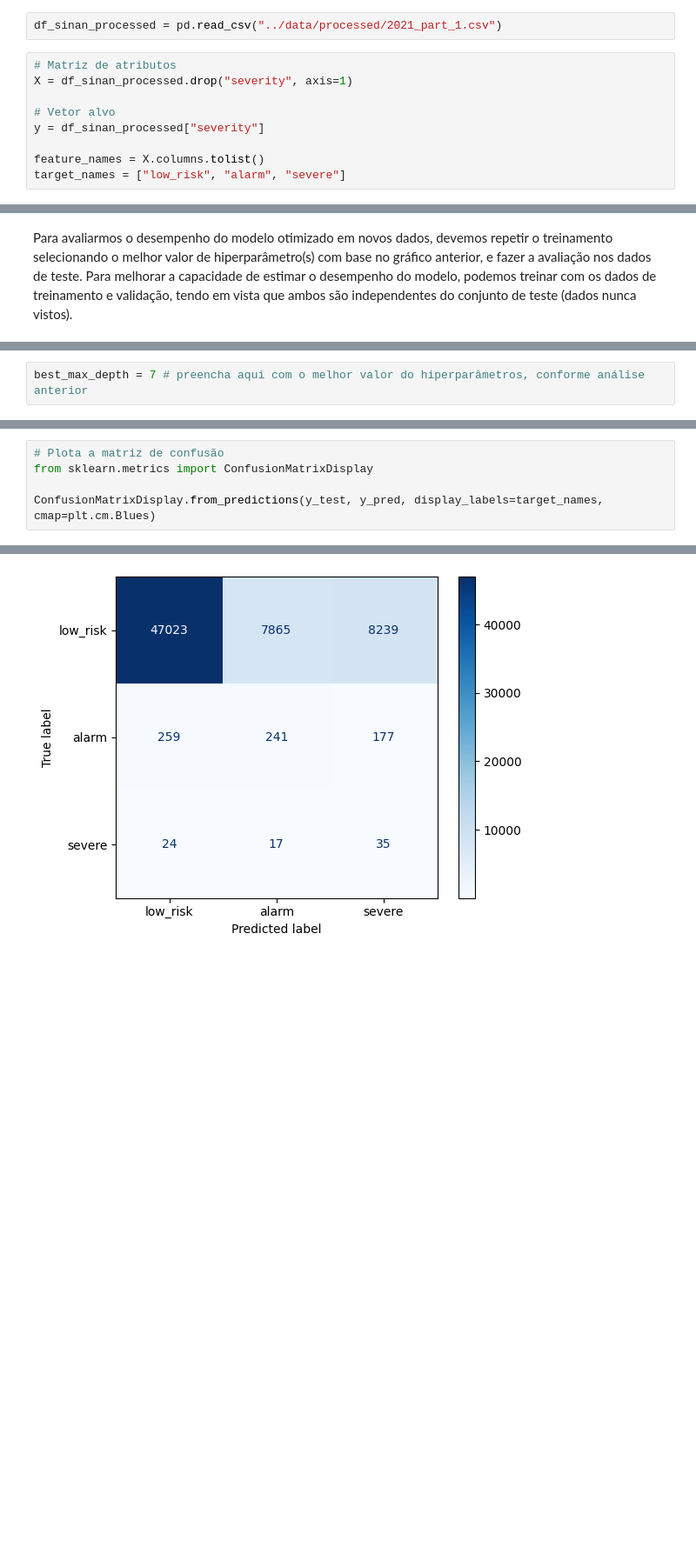
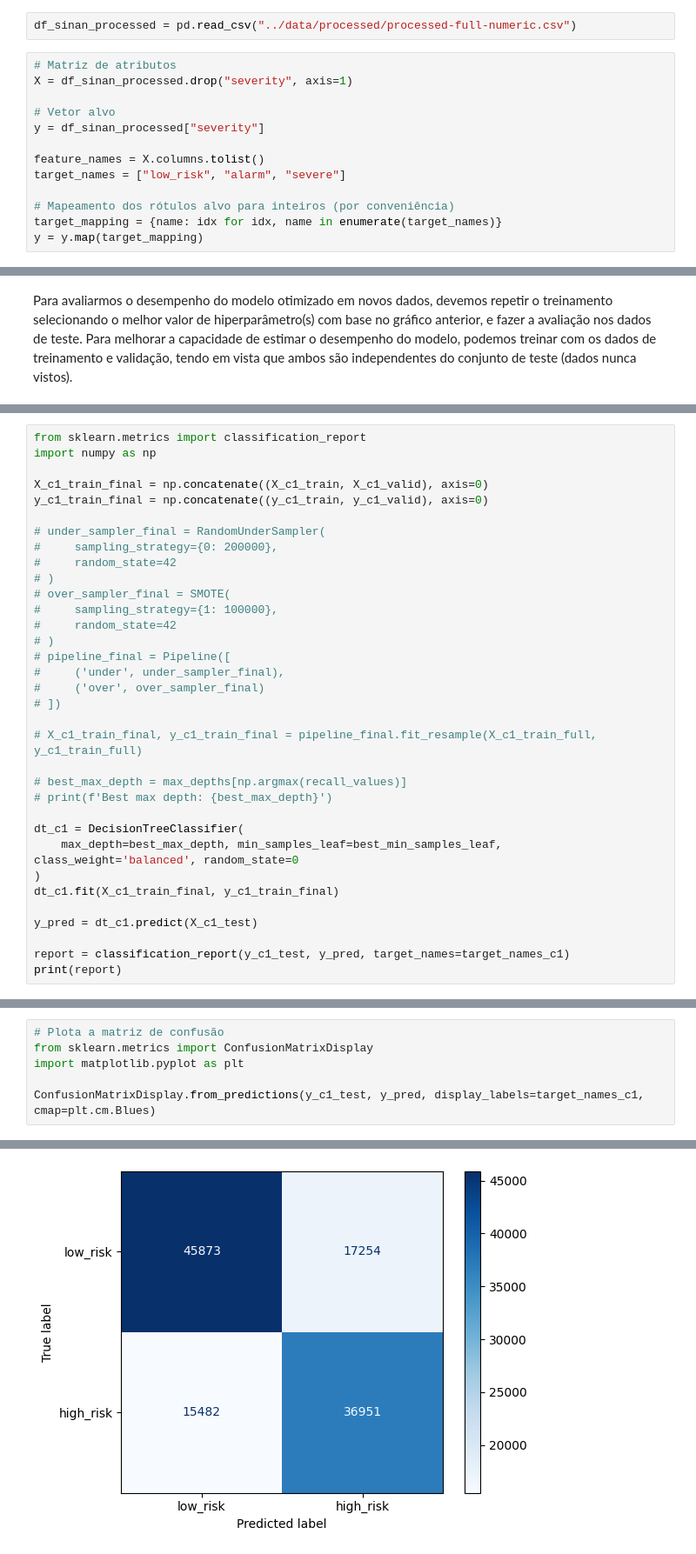
Before and after one commit to gct02/TrabalhoPraticoML, a Jupyter notebook: src/decision_tree.ipynb, the cells around one changed output, grey strips where cells are left out. Shown at 87% size. Drawn from its saved outputs; the diff is of its cells as text; blank space fills up the shorter version.

Commit message:
Including data of minority class from years 2022-2025

```diff
--- a/src/decision_tree.ipynb
+++ b/src/decision_tree.ipynb
@@ -14,7 +14,7 @@ O código abaixo carrega o dataset utilizando as funções do scikit-learn e mos
 # %%
 import pandas as pd
 # %%
-df_sinan_processed = pd.read_csv("../data/processed/2021_part_1.csv")
+df_sinan_processed = pd.read_csv("../data/processed/processed-full-numeric.csv")
 # %%
 # Matriz de atributos
 X = df_sinan_processed.drop("severity", axis=1)
@@ -24,3 +24,7 @@ y = df_sinan_processed["severity"]
 
 feature_names = X.columns.tolist()
 target_names = ["low_risk", "alarm", "severe"]
+
+# Mapeamento dos rótulos alvo para inteiros (por conveniência)
+target_mapping = {name: idx for idx, name in enumerate(target_names)}
+y = y.map(target_mapping)
@@ -405,2 +558,0 @@ plt.show()
-# %%
-best_max_depth = 7 # preencha aqui com o melhor valor do hiperparâmetros, conforme análise anterior
@@ -440,0 +559,34 @@ F1-macro: 0.305
+# %%
+from sklearn.metrics import classification_report
+import numpy as np
+
+X_c1_train_final = np.concatenate((X_c1_train, X_c1_valid), axis=0)
+y_c1_train_final = np.concatenate((y_c1_train, y_c1_valid), axis=0)
+
+# under_sampler_final = RandomUnderSampler(
+#     sampling_strategy={0: 200000},
+#     random_state=42
+# )
+# over_sampler_final = SMOTE(
+#     sampling_strategy={1: 100000},
+#     random_state=42
+# )
+# pipeline_final = Pipeline([
+#     ('under', under_sampler_final),
+#     ('over', over_sampler_final)
+# ])
+
+# X_c1_train_final, y_c1_train_final = pipeline_final.fit_resample(X_c1_train_full, y_c1_train_full)
+
+# best_max_depth = max_depths[np.argmax(recall_values)]
+# print(f'Best max depth: {best_max_depth}')
+
+dt_c1 = DecisionTreeClassifier(
+    max_depth=best_max_depth, min_samples_leaf=best_min_samples_leaf, class_weight='balanced', random_state=0
+)
+dt_c1.fit(X_c1_train_final, y_c1_train_final)
+
+y_pred = dt_c1.predict(X_c1_test)
+
+report = classification_report(y_c1_test, y_pred, target_names=target_names_c1)
+print(report)
@@ -441,8 +602,9 @@ F1-macro: 0.305
 # %%
 # Plota a matriz de confusão
 from sklearn.metrics import ConfusionMatrixDisplay
+import matplotlib.pyplot as plt
 
-ConfusionMatrixDisplay.from_predictions(y_test, y_pred, display_labels=target_names, cmap=plt.cm.Blues)
+ConfusionMatrixDisplay.from_predictions(y_c1_test, y_pred, display_labels=target_names_c1, cmap=plt.cm.Blues)
 # %% [output]
 <sklearn.metrics._plot.confusion_matrix.ConfusionMatrixDisplay at 0x...>
-[figure, old version]
+[figure, new version]
```
Also changed, not shown: parts of 48 cells of this notebook, 9 other files.
